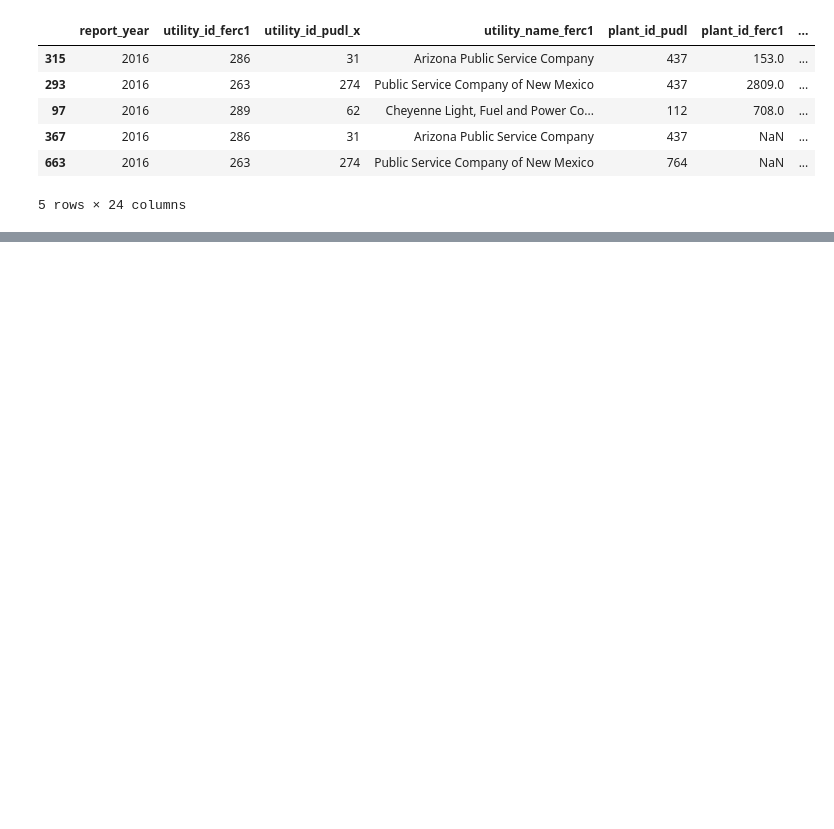
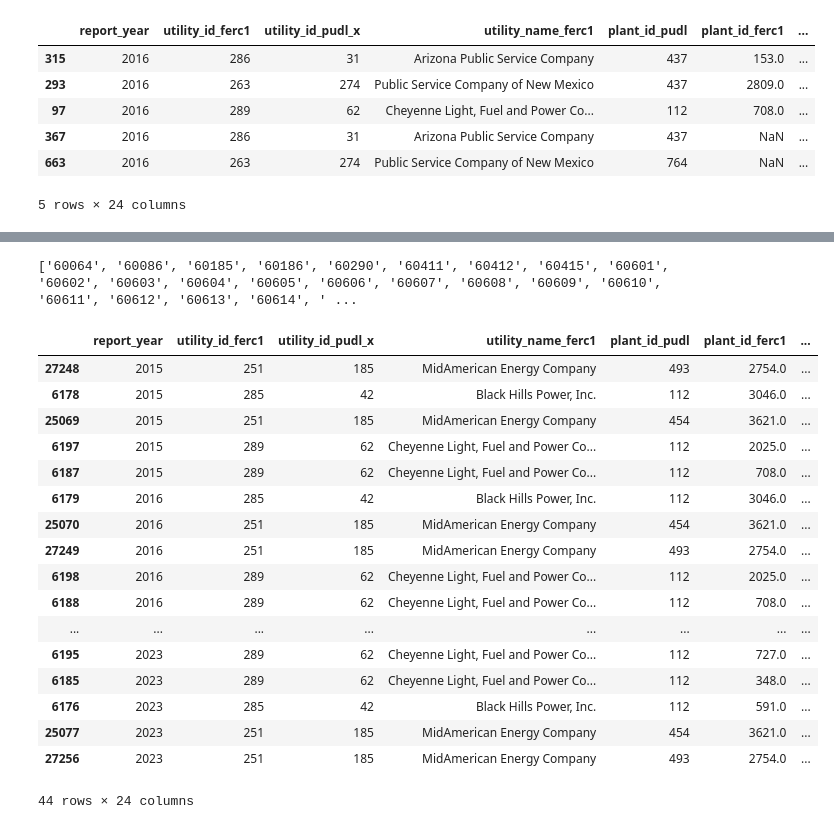
Before and after one commit to deryk96/energy-and-ai, a Jupyter notebook: ZIP Production.ipynb, the cells around one changed output, grey strips where cells are left out. Drawn from its saved outputs; the diff is of its cells as text; code cells hidden in the pictures; blank space fills up the shorter version.

```diff
--- a/ZIP Production.ipynb
+++ b/ZIP Production.ipynb
@@ -430,0 +493,28 @@ ValueError: No axis named plant_type for object type DataFrame
+# %%
+import requests
+
+# Function to get zip codes for a given location
+def get_zip_codes(location):
+    try:
+        response = requests.get(f"http://api.zippopotam.us/us/{location}")
+        if response.status_code == 200:
+            data = response.json()
+            zip_codes = [place['post code'] for place in data['places']]
+            return ', '.join(zip_codes)
+        else:
+            return None
+    except Exception as e:
+        print(f"Error fetching zip codes for {location}: {e}")
+        return None
+
+# Dictionary to store zip codes for each AWS location
+aws_zip_codes = {}
+
+# Get zip codes for each AWS location
+for location in microsoft_locations:
+    zip_codes = get_zip_codes(location)
+    aws_zip_codes[location] = zip_codes
+
+# Display the zip codes for each AWS location
+for location, zip_codes in aws_zip_codes.items():
+    print(f"{location}: {zip_codes}")
@@ -430,0 +538,36 @@ ValueError: No axis named plant_type for object type DataFrame
+# %%
+# Extract all zip codes from the 'aws_zip_codes' dictionary and create a list of unique zip codes
+microsoft_zip_codes_list = [zip_code for zip_codes in aws_zip_codes.values() if zip_codes for zip_code in zip_codes.split(', ')]
+
+# Display the list of AWS zip codes
+print(microsoft_zip_codes_list)
+# %% [output]
+['60064', '60086', '60185', '60186', '60290', '60411', '60412', '60415', '60601', '60602', '60603', '60604', '60605', '60606', '60607', '60608', '60609', '60610', '60611', '60612', '60613', '60614', ' ...
+# %%
+# Filter the dataframe for entries that contain the zip codes in microsoft_zip_codes_list and are from 2015 or later
+microsoft_df = pudl_yearly_df[(pudl_yearly_df['zip_code'].isin(microsoft_zip_codes_list)) & (pudl_yearly_df['report_year'] >= 2015)]
+
+# Sort the filtered dataframe by 'report_year'
+microsoft_df = microsoft_df.sort_values(by='report_year')
+
+# Display the sorted dataframe
+microsoft_df
+# %% [output]
+|  | report_year | utility_id_ferc1 | utility_id_pudl_x | utility_name_ferc1 | plant_id_pudl | plant_id_ferc1 | ... |
+| 27248 | 2015 | 251 | 185 | MidAmerican Energy Company | 493 | 2754.0 | ... |
+| 6178 | 2015 | 285 | 42 | Black Hills Power, Inc. | 112 | 3046.0 | ... |
+| 25069 | 2015 | 251 | 185 | MidAmerican Energy Company | 454 | 3621.0 | ... |
+| 6197 | 2015 | 289 | 62 | Cheyenne Light, Fuel and Power Co... | 112 | 2025.0 | ... |
+| 6187 | 2015 | 289 | 62 | Cheyenne Light, Fuel and Power Co... | 112 | 708.0 | ... |
+| 6179 | 2016 | 285 | 42 | Black Hills Power, Inc. | 112 | 3046.0 | ... |
+| 25070 | 2016 | 251 | 185 | MidAmerican Energy Company | 454 | 3621.0 | ... |
+| 27249 | 2016 | 251 | 185 | MidAmerican Energy Company | 493 | 2754.0 | ... |
+| 6198 | 2016 | 289 | 62 | Cheyenne Light, Fuel and Power Co... | 112 | 2025.0 | ... |
+| 6188 | 2016 | 289 | 62 | Cheyenne Light, Fuel and Power Co... | 112 | 708.0 | ... |
+| ... | ... | ... | ... | ... | ... | ... | ... |
+| 6195 | 2023 | 289 | 62 | Cheyenne Light, Fuel and Power Co... | 112 | 727.0 | ... |
+| 6185 | 2023 | 289 | 62 | Cheyenne Light, Fuel and Power Co... | 112 | 348.0 | ... |
+| 6176 | 2023 | 285 | 42 | Black Hills Power, Inc. | 112 | 591.0 | ... |
+| 25077 | 2023 | 251 | 185 | MidAmerican Energy Company | 454 | 3621.0 | ... |
+| 27256 | 2023 | 251 | 185 | MidAmerican Energy Company | 493 | 2754.0 | ... |
+44 rows × 24 columns
```
Also changed, not shown: parts of 14 cells of this notebook, 1 other file.
